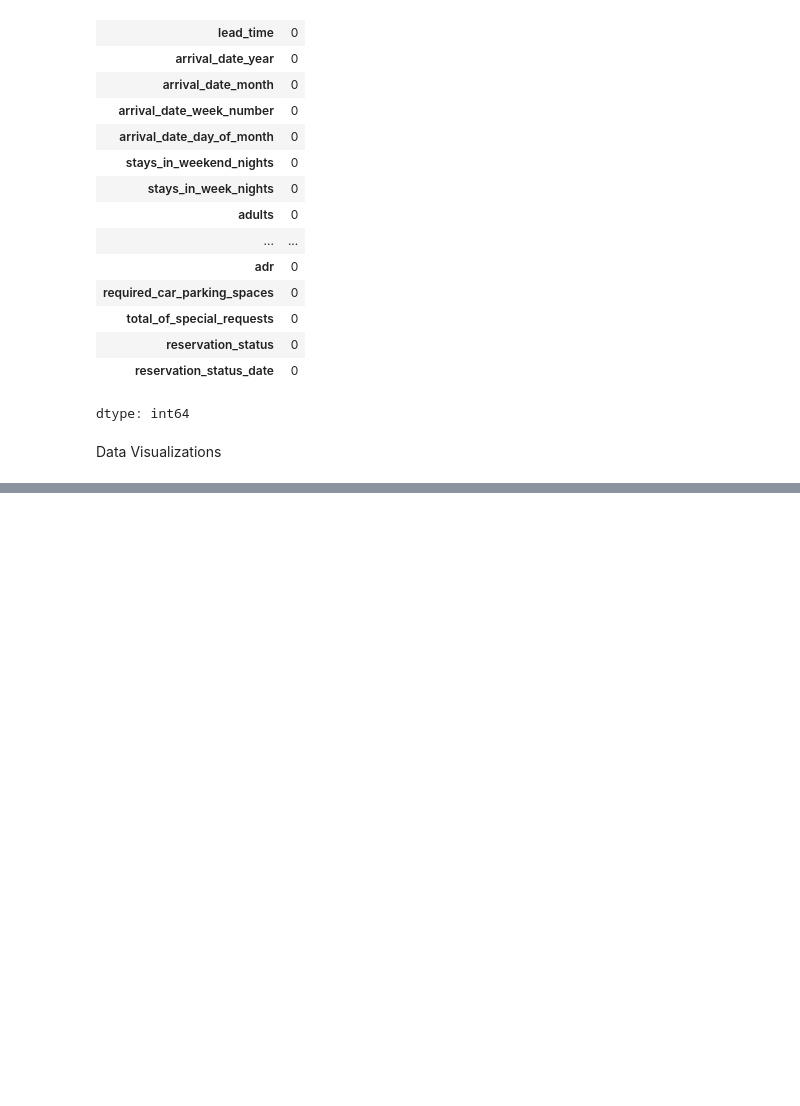
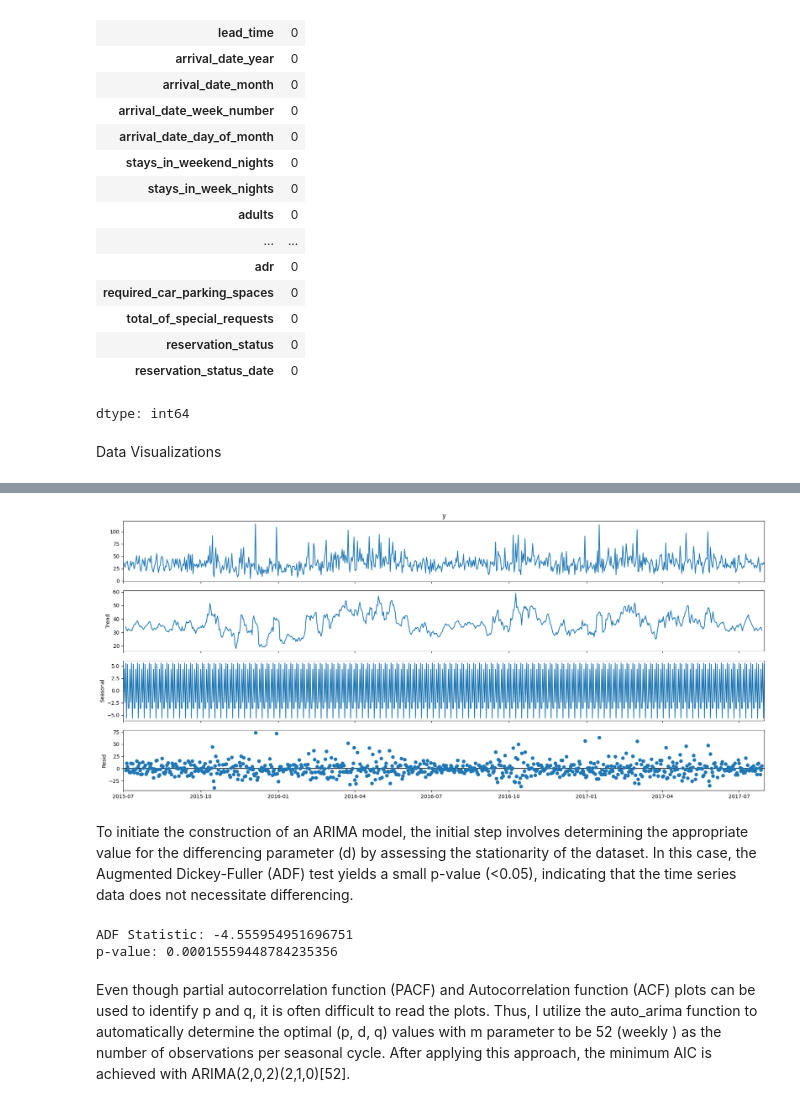
Before and after one commit to philipoladimeji/ITNPBD4-Portfolio, a Jupyter notebook: Time_Series_Analysis.ipynb, the cells around one changed output, grey strips where cells are left out. Saved outputs shown, nothing was run; the diff lists cells and outputs as text; code cells hidden in the pictures; blank space fills up the shorter version.

```diff
--- a/Time_Series_Analysis.ipynb
+++ b/Time_Series_Analysis.ipynb
@@ -232,0 +244,30 @@ fig.show()
+# %%
+import pandas as pd
+df = pd.read_csv("/content/hotel_bookings.csv")\
+    .rename(columns={'arrival_date_year':'year','arrival_date_month':'month',
+                     'arrival_date_day_of_month':'day'})
+
+
+def monthToNum(shortMonth):
+    return {
+            'January': 1,
+            'February': 2,
+            'March': 3,
+            'April': 4,
+            'May': 5,
+            'June': 6,
+            'July': 7,
+            'August': 8,
+            'September': 9,
+            'October': 10,
+            'November': 11,
+            'December': 12
+    }[shortMonth]
+
+df['month'] = df['month'].apply(monthToNum)
+df['date']= pd.to_datetime(df[["year", "month", "day"]])
+
+#fileter data for resort hotel and remove cancelations
+df = df[(df['is_canceled']==0) & (df['hotel']=='Resort Hotel')]
+t_df = df.groupby(['date'])['hotel'].count().reset_index()\
+         .rename(columns={'hotel':'y','date':'ds'})
@@ -232,0 +286,3 @@ fig.show()
+# %%
+train_df = t_df.loc[(t_df['ds']>='2015-07-01') & (t_df['ds']<'2017-08-01')]
+test_df = t_df.loc[(t_df['ds']>='2017-08-01') & (t_df['ds']<'2017-09-01')]
@@ -232,0 +303,30 @@ fig.show()
+# %%
+from pylab import rcParams
+import statsmodels.api as sm
+
+train_df_arima = train_df.copy()
+train_df_arima = train_df_arima.set_index('ds')
+
+rcParams['figure.figsize'] = 18, 8
+decomposition = sm.tsa.seasonal_decompose(train_df_arima['y'],
+                                          model='additive')
+fig = decomposition.plot()
+plt.show()
+# %% [output]
+[figure, added]
+# %% [markdown]
+To initiate the construction of an ARIMA model, the initial step involves determining the appropriate value for the differencing parameter (d) by assessing the stationarity of the dataset. In this case, the Augmented Dickey-Fuller (ADF) test yields a small p-value (<0.05), indicating that the time series data does not necessitate differencing.
+# %%
+from statsmodels.tsa.stattools import adfuller
+from numpy import log
+
+train_df_arima = train_df.copy()
+train_df_arima.set_index('ds', inplace=True)
+result = adfuller(train_df_arima['y'].dropna())
+print(f'ADF Statistic: {result[0]}')
+print(f'p-value: {result[1]}')
+# %% [output]
+ADF Statistic: -4.555954951696751
+p-value: 0.00015559448784235356
+# %% [markdown]
+Even though partial autocorrelation function (PACF) and Autocorrelation function (ACF) plots can be used to identify p and q, it is often difficult to read the plots. Thus, I utilize the auto_arima function to automatically determine the optimal (p, d, q) values with m parameter to be 52 (weekly ) as the number of observations per seasonal cycle. After applying this approach, the minimum AIC is achieved with ARIMA(2,0,2)(2,1,0)[52].
```
Also changed, not shown: parts of 11 cells of this notebook.
